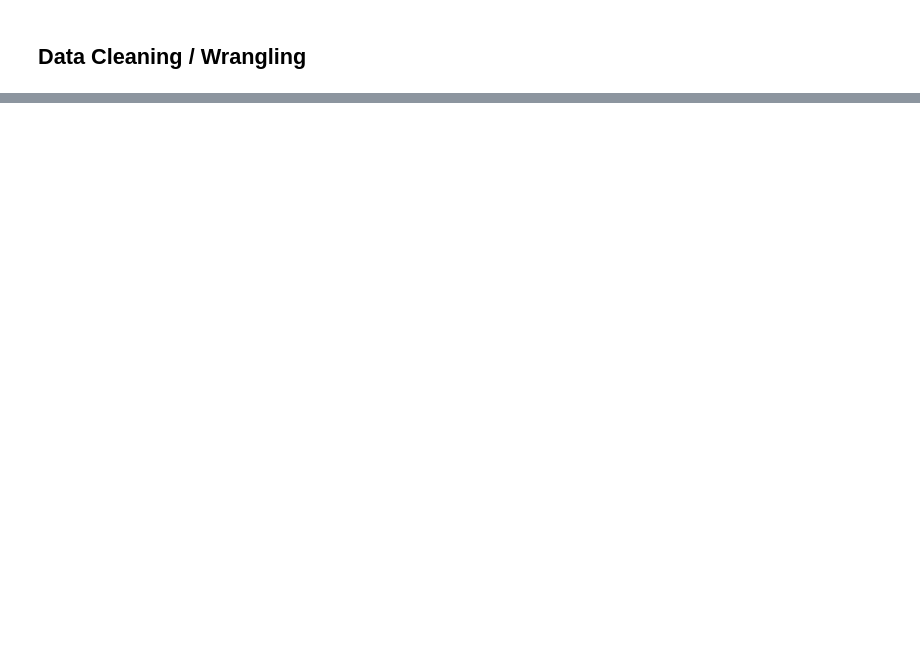
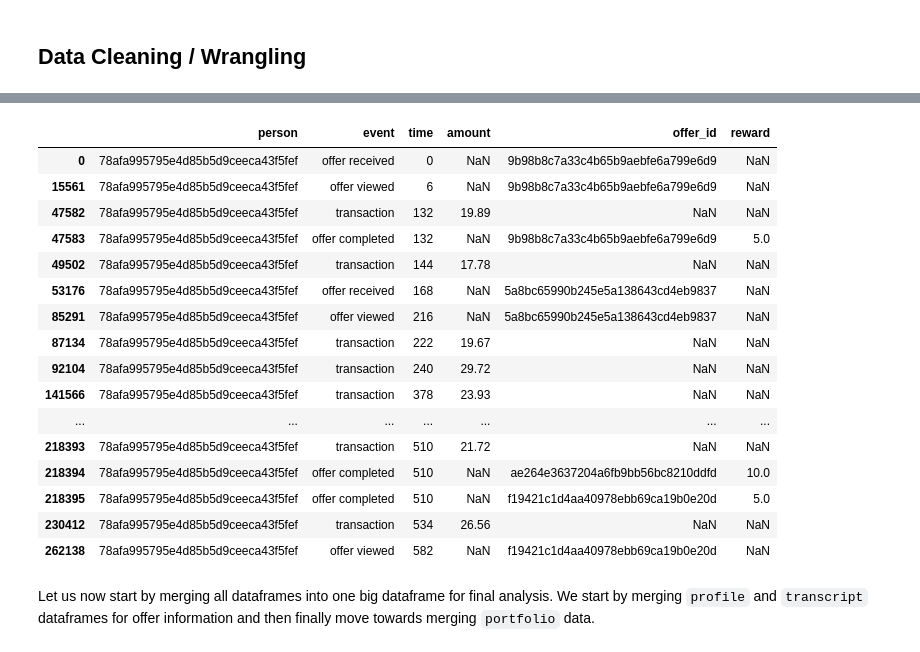
Before and after one commit to Ramshah1/Starbucks-Offers-Analysis, a Jupyter notebook: Starbucks_Capstone_notebook.ipynb, the cells around one changed output, grey strips where cells are left out. Saved outputs shown, nothing was run; the diff lists cells and outputs as text; code cells hidden in the pictures; blank space fills up the shorter version.

```diff
--- a/Starbucks_Capstone_notebook.ipynb
+++ b/Starbucks_Capstone_notebook.ipynb
@@ -334,0 +391,4 @@ Let's start with converting the **became_member_on** column to datetime.
+# %%
+val_df['offer_id'] = val_df['offer_id'].combine_first(val_df['offer id'])
+
+val_df.head()
@@ -334,0 +459,24 @@ Let's start with converting the **became_member_on** column to datetime.
+# %%
+# Testing block ------------> Remove in end
+transcript[transcript['person'] == '78afa995795e4d85b5d9ceeca43f5fef']
+# %% [output]
+|  | person | event | time | amount | offer_id | reward |
+| 0 | 78afa995795e4d85b5d9ceeca43f5fef | offer received | 0 | NaN | 9b98b8c7a33c4b65b9aebfe6a799e6d9 | NaN |
+| 15561 | 78afa995795e4d85b5d9ceeca43f5fef | offer viewed | 6 | NaN | 9b98b8c7a33c4b65b9aebfe6a799e6d9 | NaN |
+| 47582 | 78afa995795e4d85b5d9ceeca43f5fef | transaction | 132 | 19.89 | NaN | NaN |
+| 47583 | 78afa995795e4d85b5d9ceeca43f5fef | offer completed | 132 | NaN | 9b98b8c7a33c4b65b9aebfe6a799e6d9 | 5.0 |
+| 49502 | 78afa995795e4d85b5d9ceeca43f5fef | transaction | 144 | 17.78 | NaN | NaN |
+| 53176 | 78afa995795e4d85b5d9ceeca43f5fef | offer received | 168 | NaN | 5a8bc65990b245e5a138643cd4eb9837 | NaN |
+| 85291 | 78afa995795e4d85b5d9ceeca43f5fef | offer viewed | 216 | NaN | 5a8bc65990b245e5a138643cd4eb9837 | NaN |
+| 87134 | 78afa995795e4d85b5d9ceeca43f5fef | transaction | 222 | 19.67 | NaN | NaN |
+| 92104 | 78afa995795e4d85b5d9ceeca43f5fef | transaction | 240 | 29.72 | NaN | NaN |
+| 141566 | 78afa995795e4d85b5d9ceeca43f5fef | transaction | 378 | 23.93 | NaN | NaN |
+| ... | ... | ... | ... | ... | ... | ... |
+| 218393 | 78afa995795e4d85b5d9ceeca43f5fef | transaction | 510 | 21.72 | NaN | NaN |
+| 218394 | 78afa995795e4d85b5d9ceeca43f5fef | offer completed | 510 | NaN | ae264e3637204a6fb9bb56bc8210ddfd | 10.0 |
+| 218395 | 78afa995795e4d85b5d9ceeca43f5fef | offer completed | 510 | NaN | f19421c1d4aa40978ebb69ca19b0e20d | 5.0 |
+| 230412 | 78afa995795e4d85b5d9ceeca43f5fef | transaction | 534 | 26.56 | NaN | NaN |
+| 262138 | 78afa995795e4d85b5d9ceeca43f5fef | offer viewed | 582 | NaN | f19421c1d4aa40978ebb69ca19b0e20d | NaN |
+# %% [markdown]
+Let us now start by merging all dataframes into one big dataframe for final analysis.
+We start by merging `profile` and `transcript` dataframes for offer information and then finally move towards merging `portfolio` data.
```
Also changed, not shown: parts of 24 cells of this notebook.
